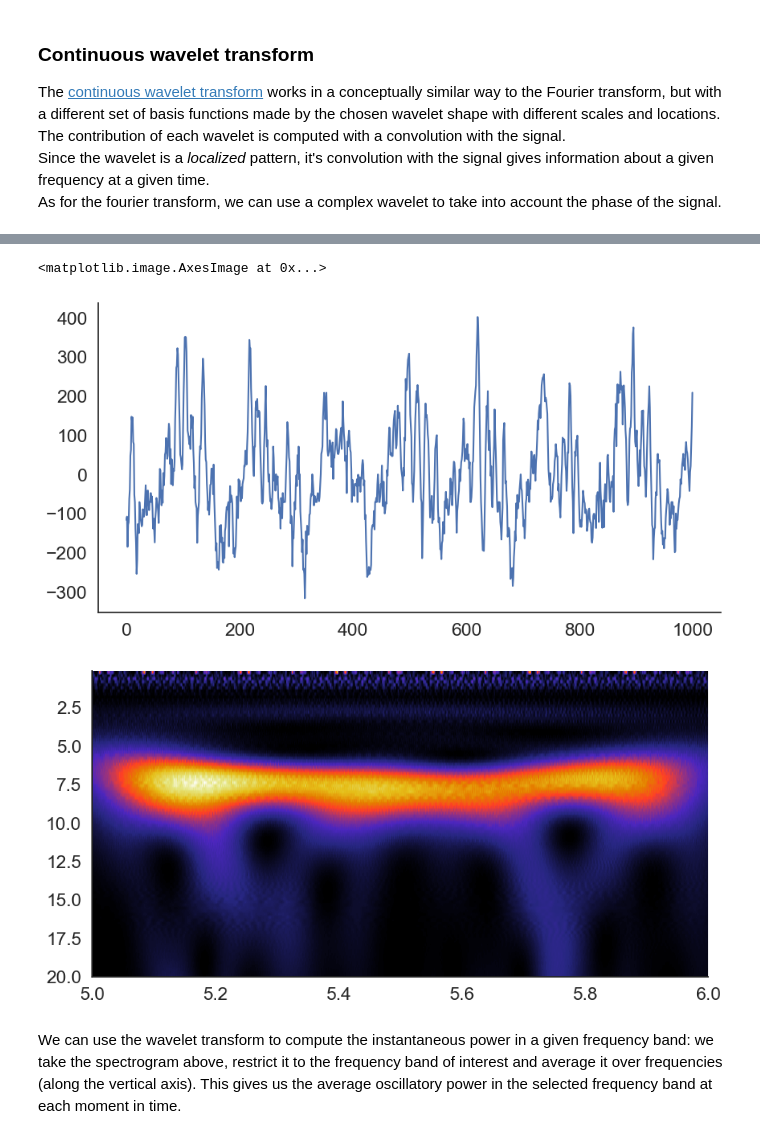
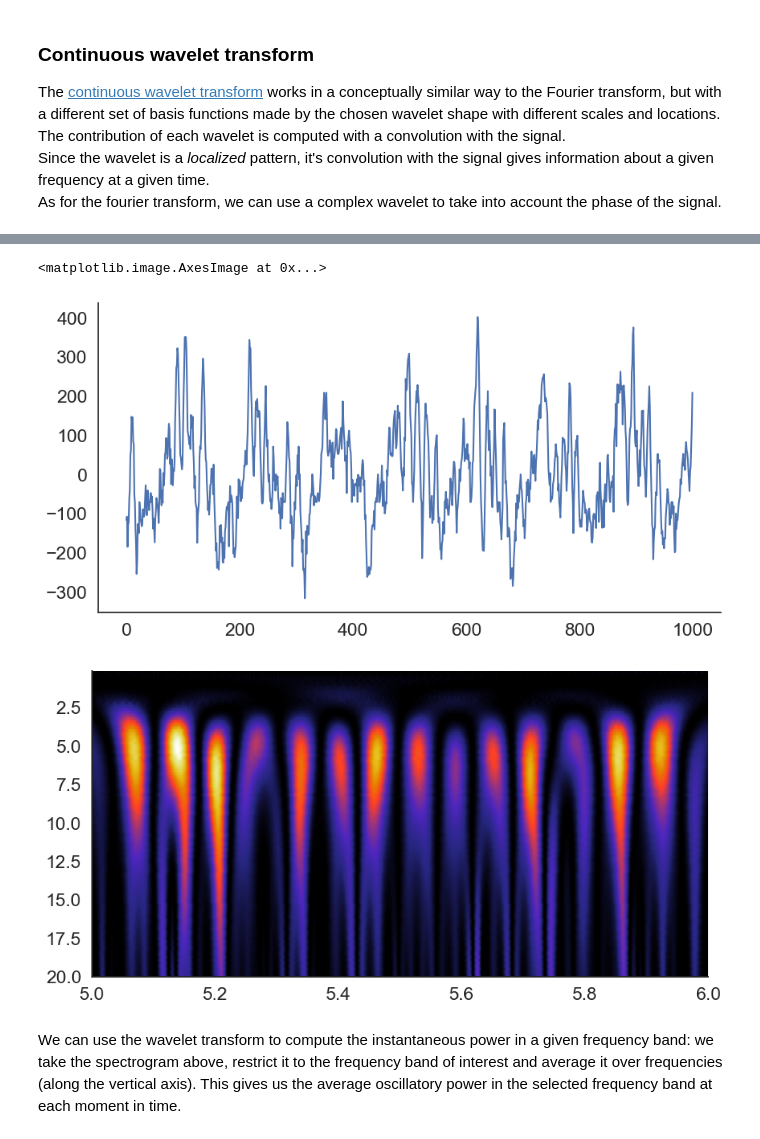
Before and after one commit to neural-data-science-course/neural-data, a Jupyter notebook: 01-local_field_potential/local-field-potential.ipynb, the cells around one changed output, grey strips where cells are left out. Drawn from its saved outputs; the diff is of its cells as text; code cells hidden in the pictures.

```diff
--- a/01-local_field_potential/local-field-potential.ipynb
+++ b/01-local_field_potential/local-field-potential.ipynb
@@ -274,30 +296,30 @@ As for the fourier transform, we can use a complex wavelet to take into account
 # %%
 from pywt import scale2frequency
 from pywt import cwt
 
 start = 5 #in seconds
 end = 6 # in seconds
 
 sig = lfp[int(start*sampling_rate):int(end*sampling_rate)]
 sig = sig - np.mean(sig) # get rid of 0 frequency component
 
 plt.figure(figsize=(10,5))
 plt.plot(sig)
 
 #spectrogram with morlet transform
 
 frequencies =  np.linspace(0.1,20,100)/sampling_rate
-wavelet = 'cmor1.0-1.0'
+wavelet = 'gaus1'
 scales = scale2frequency(wavelet, frequencies)
 cwtmatr, _ = cwt(sig, wavelet=wavelet, scales=scales,
                   sampling_period=1.0/sampling_rate)
 plt.figure(figsize=(10,5))
 plt.imshow(abs(cwtmatr)**2, extent=[start,end,frequencies[-1]*sampling_rate,
                          frequencies[0]*sampling_rate], aspect='auto', cmap='CMRmap')
 # %% [output]
 <matplotlib.image.AxesImage at 0x...>
 [figure]
-[figure, old version]
+[figure, new version]
 # %% [markdown]
 We can use the wavelet transform to compute the instantaneous power in a given frequency band: we take the spectrogram above, restrict it to the frequency band of interest and average it over frequencies (along the vertical axis). This gives us the average oscillatory power in the selected frequency band at each moment in time.
 # %%
```
Also changed, not shown: parts of 3 cells of this notebook, 1 other file.
